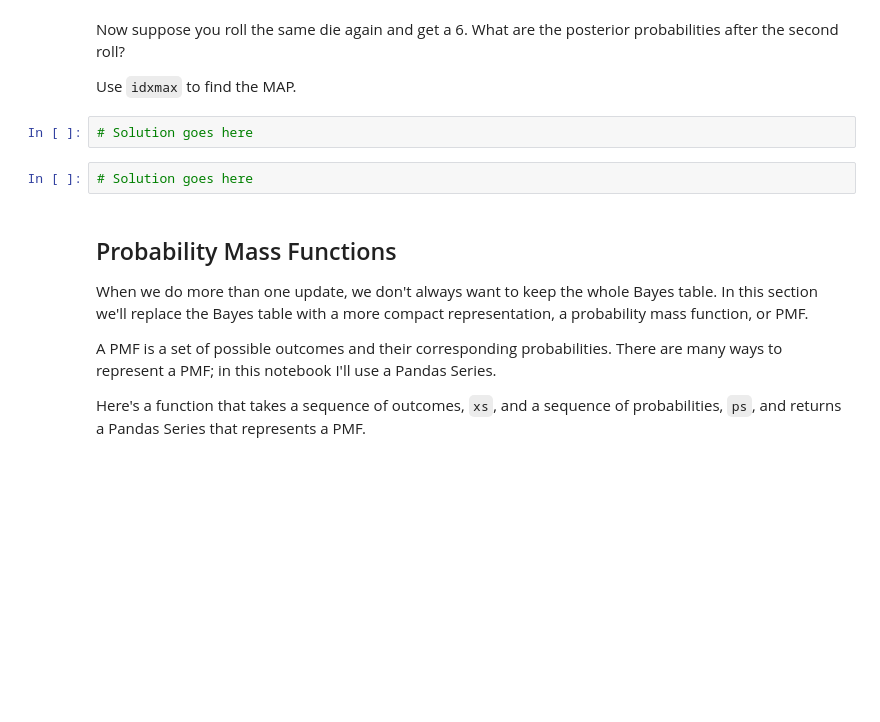
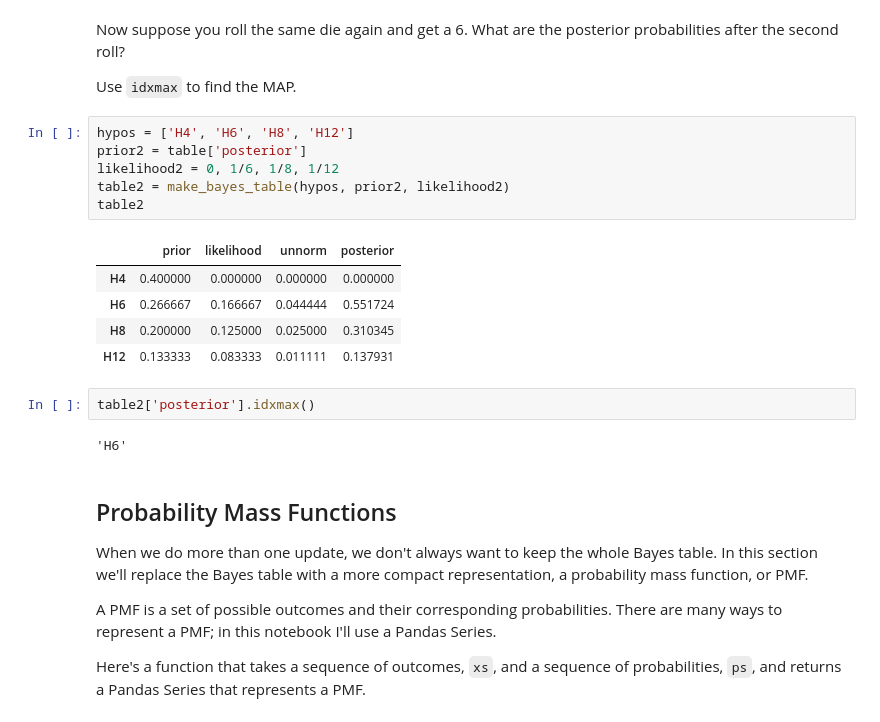
Before and after one commit to mstites/data-science, a Jupyter notebook: notebooks/biteSizeBayes/06_pmf.ipynb, the cells around one changed output. Cells and saved outputs as stored; diff of their text form; blank space fills up the shorter version.

```diff
--- a/notebooks/biteSizeBayes/06_pmf.ipynb
+++ b/notebooks/biteSizeBayes/06_pmf.ipynb
@@ -189,10 +219,22 @@ table
 Now suppose you roll the same die again and get a 6.  What are the posterior probabilities after the second roll?
 
 Use `idxmax` to find the MAP.
-# %%
-# Solution goes here
-# %%
-# Solution goes here
+# %%
+hypos = ['H4', 'H6', 'H8', 'H12']
+prior2 = table['posterior']
+likelihood2 = 0, 1/6, 1/8, 1/12
+table2 = make_bayes_table(hypos, prior2, likelihood2)
+table2
+# %% [output]
+|  | prior | likelihood | unnorm | posterior |
+| H4 | 0.400000 | 0.000000 | 0.000000 | 0.000000 |
+| H6 | 0.266667 | 0.166667 | 0.044444 | 0.551724 |
+| H8 | 0.200000 | 0.125000 | 0.025000 | 0.310345 |
+| H12 | 0.133333 | 0.083333 | 0.011111 | 0.137931 |
+# %%
+table2['posterior'].idxmax()
+# %% [output]
+'H6'
 # %% [markdown]
 ## Probability Mass Functions
 
```
Also changed, not shown: parts of 22 cells of this notebook.
